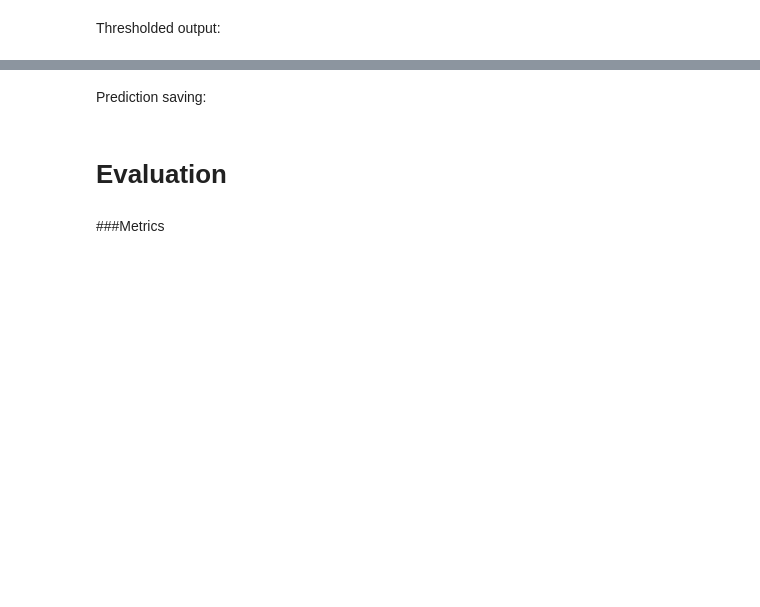
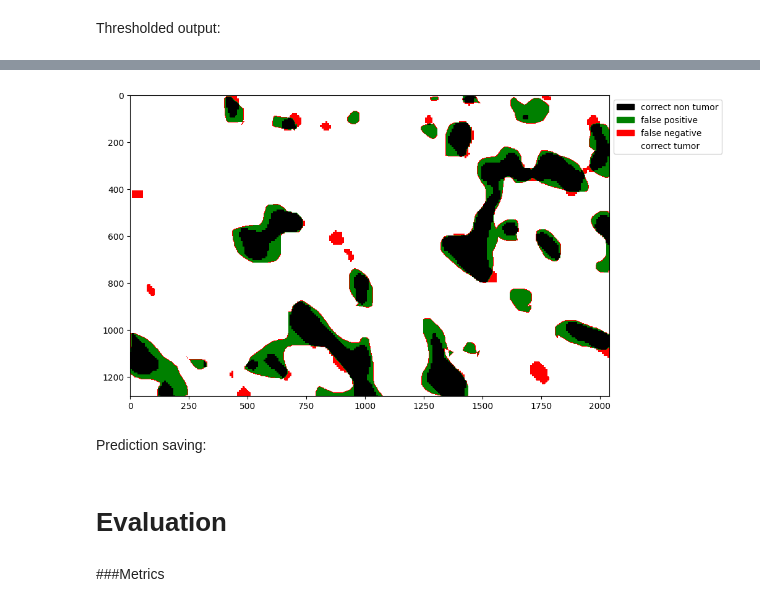
Before and after one commit to Luca-Olivieri/NAML_project, a Jupyter notebook: src/main_new.ipynb, the cells around one changed output, grey strips where cells are left out. Saved outputs shown, nothing was run; the diff lists cells and outputs as text; code cells hidden in the pictures; blank space fills up the shorter version.

```diff
--- a/src/main_new.ipynb
+++ b/src/main_new.ipynb
@@ -852,3 +832,21 @@ visualise_output(thr_output)
+# %%
+combined_matrix = 2 * thr_output/255 + testMask[:,:,0]/255
+
+# Define colors for each case
+colors = ['black', 'green', 'red', 'white']
+color_labels = ['correct non tumor', 'false positive', 'false negative', 'correct tumor']
+
+# Plot the combined matrix
+plt.figure(figsize=(10, 8))
+plt.imshow(combined_matrix, cmap=plt.cm.colors.ListedColormap(colors))
+
+# Create a separate legend outside the plot
+legend_handles = [plt.Rectangle((0,0),1,1, color=color) for color in colors]
+plt.legend(legend_handles, color_labels, loc='upper left', bbox_to_anchor=(1, 1))
+
+plt.show()
+# %% [output]
+[figure, added]
 # %% [markdown]
 Prediction saving:
 # %%
```
Also changed, not shown: parts of 9 cells of this notebook.
